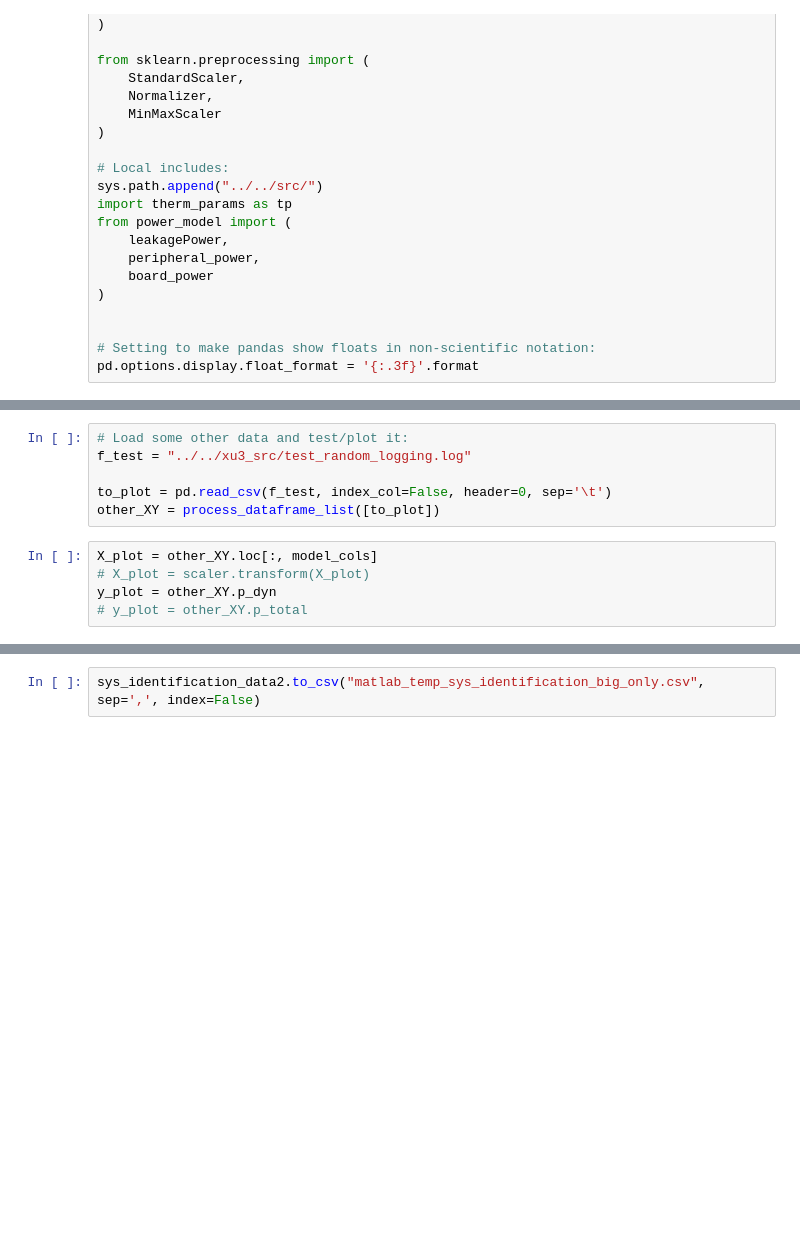
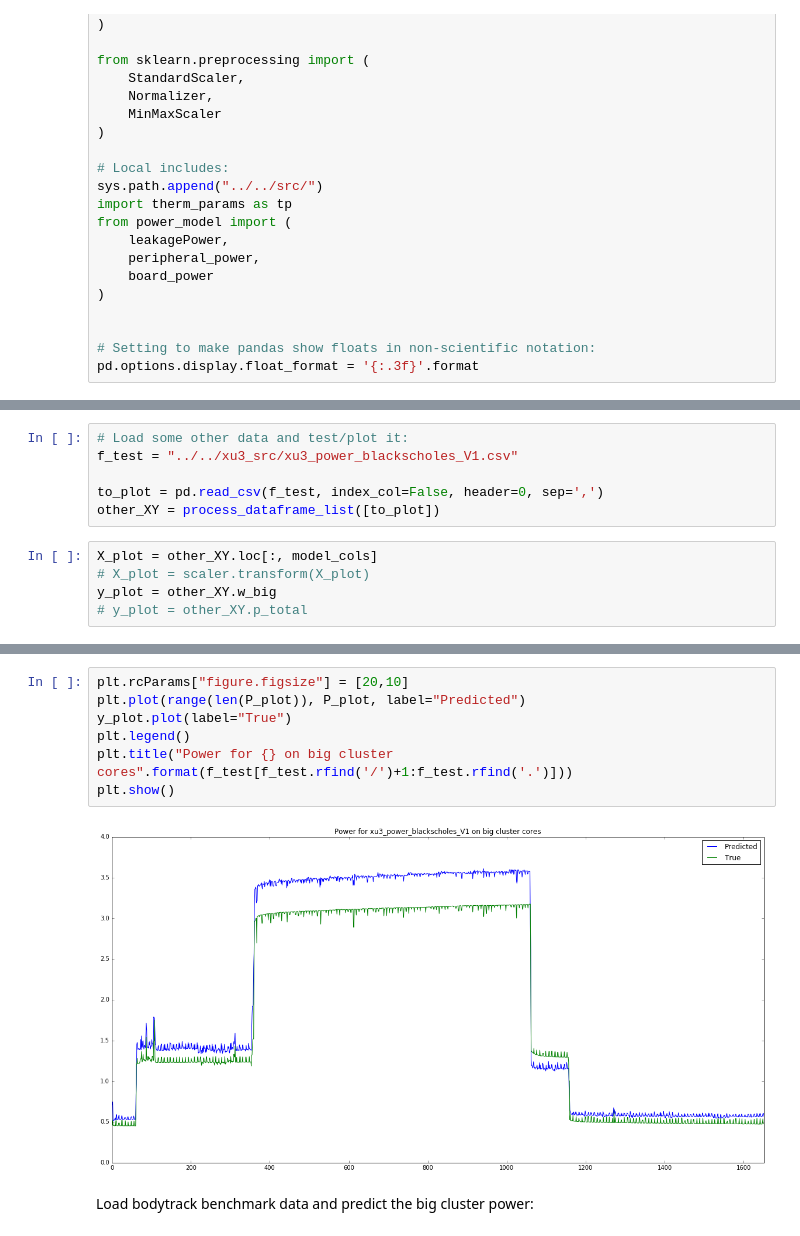
Before and after one commit to MaiaBlanco/userland_dvfs_gov, a Jupyter notebook: data/power model analysis/power_model_coeffs_non_physics_model.ipynb, the cells around one changed output, grey strips where cells are left out. Drawn from its saved outputs; the diff is of its cells as text; blank space fills up the shorter version.

Commit message:
Adds power and thermal models used for HW2 part 2B. These both seem to work fairly well.

```diff
--- a/data/power model analysis/power_model_coeffs_non_physics_model.ipynb
+++ b/data/power model analysis/power_model_coeffs_non_physics_model.ipynb
@@ -178,13 +172,13 @@ pd.DataFrame([list(P), list(y_test.values)] )
 # %%
 # Load some other data and test/plot it:
-f_test = "../../xu3_src/test_random_logging.log"
+f_test = "../../xu3_src/xu3_power_blackscholes_V1.csv"
 
-to_plot = pd.read_csv(f_test, index_col=False, header=0, sep='\t')
+to_plot = pd.read_csv(f_test, index_col=False, header=0, sep=',')
 other_XY = process_dataframe_list([to_plot])
 # %%
 X_plot = other_XY.loc[:, model_cols]
 # X_plot = scaler.transform(X_plot)
-y_plot = other_XY.p_dyn
+y_plot = other_XY.w_big
 # y_plot = other_XY.p_total
 # %%
 P_plot = TPM.predict(X_plot)
@@ -415,2 +192,11 @@ sys_identification_data2.describe()
-# %%
-sys_identification_data2.to_csv("matlab_temp_sys_identification_big_only.csv", sep=',', index=False)
+# %%
+plt.rcParams["figure.figsize"] = [20,10]
+plt.plot(range(len(P_plot)), P_plot, label="Predicted")
+y_plot.plot(label="True")
+plt.legend()
+plt.title("Power for {} on big cluster cores".format(f_test[f_test.rfind('/')+1:f_test.rfind('.')]))
+plt.show()
+# %% [output]
+[figure, added]
+# %% [markdown]
+Load bodytrack benchmark data and predict the big cluster power:
```
Also changed, not shown: parts of 50 cells of this notebook.
